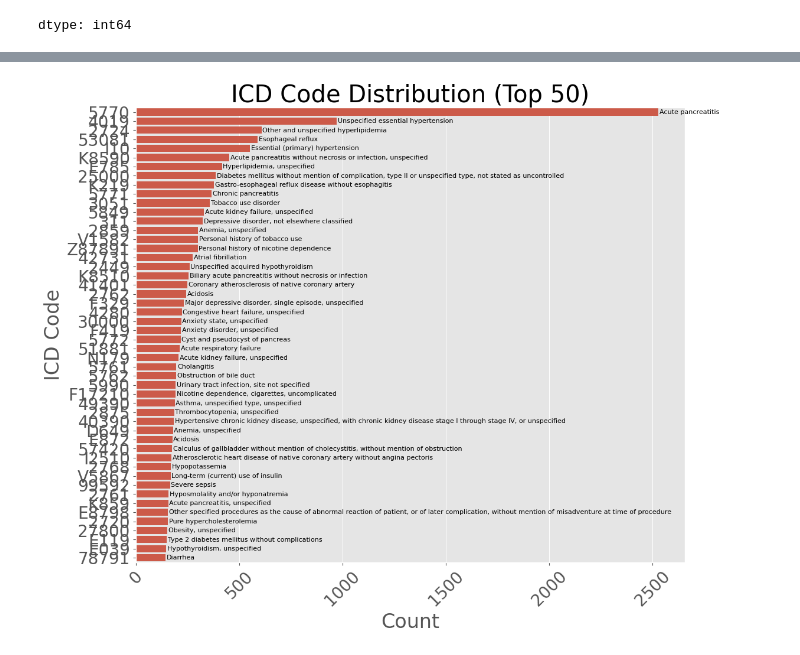
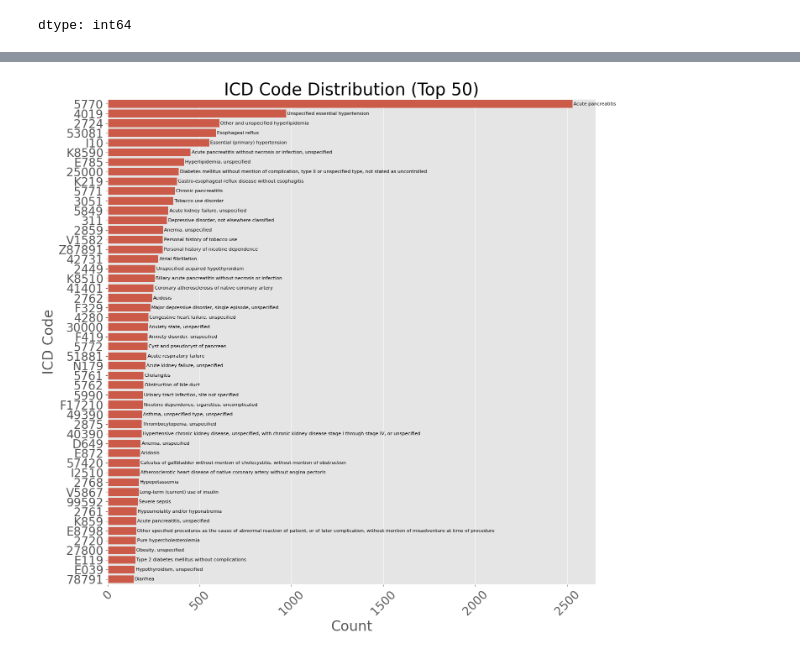
Before and after one commit to NanSang2000/COMP90089_MLAH, a Jupyter notebook: Dataset_final/AP_ICD/AP_ICD_Dataset.ipynb, the cells around one changed output, grey strips where cells are left out. Drawn from its saved outputs; the diff is of its cells as text; code cells hidden in the pictures.

Commit message:
update data

```diff
--- a/Dataset_final/AP_ICD/AP_ICD_Dataset.ipynb
+++ b/Dataset_final/AP_ICD/AP_ICD_Dataset.ipynb
@@ -378,28 +402,20 @@ plt.show()
 # %%
-icd_title_query = """
-SELECT icd_code, icd_version, long_title
-FROM `physionet-data.mimiciv_hosp.d_icd_diagnoses`
-"""
-icd_titles_df = run_query(icd_title_query)
-
-merged_comorbidities_df = pd.merge(merged_comorbidities_df, icd_titles_df, on=['icd_code', 'icd_version'], how='left')
-
-plt.figure(figsize=(12, 10))
+plt.figure(figsize=(15, 15))
 ax = sns.countplot(y='icd_code',
                    data=merged_comorbidities_df,
                    order=merged_comorbidities_df['icd_code'].value_counts().index[:50])
 plt.title('ICD Code Distribution (Top 50)')
 plt.xlabel('Count')
 plt.ylabel('ICD Code')
 
 for index, patch in enumerate(ax.patches):
     icd_code = merged_comorbidities_df['icd_code'].value_counts().index[:50][index]
     long_title = merged_comorbidities_df.loc[merged_comorbidities_df['icd_code'] == icd_code, 'long_title'].iloc[0]
     x = patch.get_width() + 5
     y = patch.get_y() + patch.get_height() / 2
     ax.text(x, y, f'{long_title}', va='center', fontsize=8, color='black')
 
 plt.xticks(rotation=45)
 plt.show()
 # %% [output]
-[figure, old version]
+[figure, new version]
```
Also changed, not shown: parts of 3 cells of this notebook, 9 other files.
